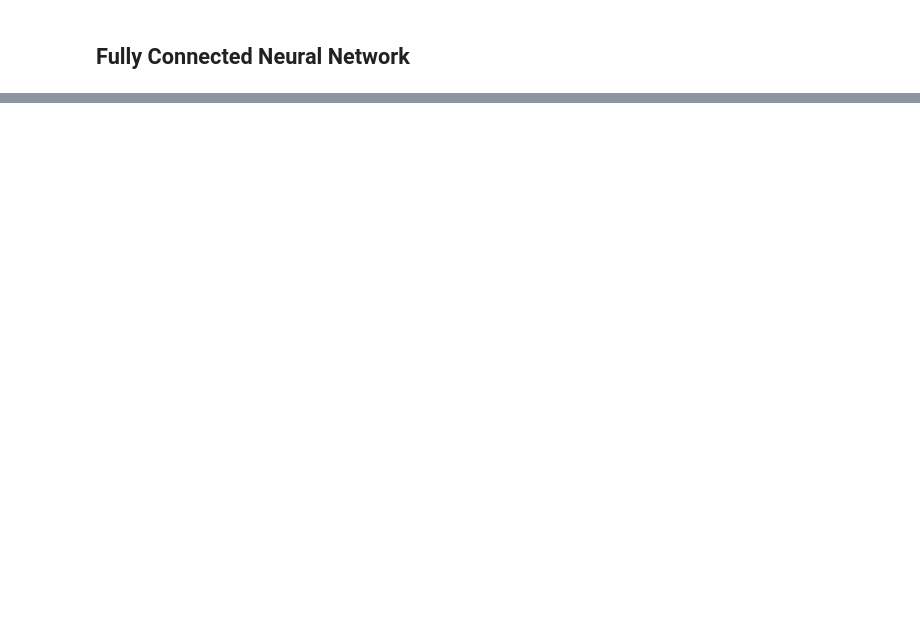
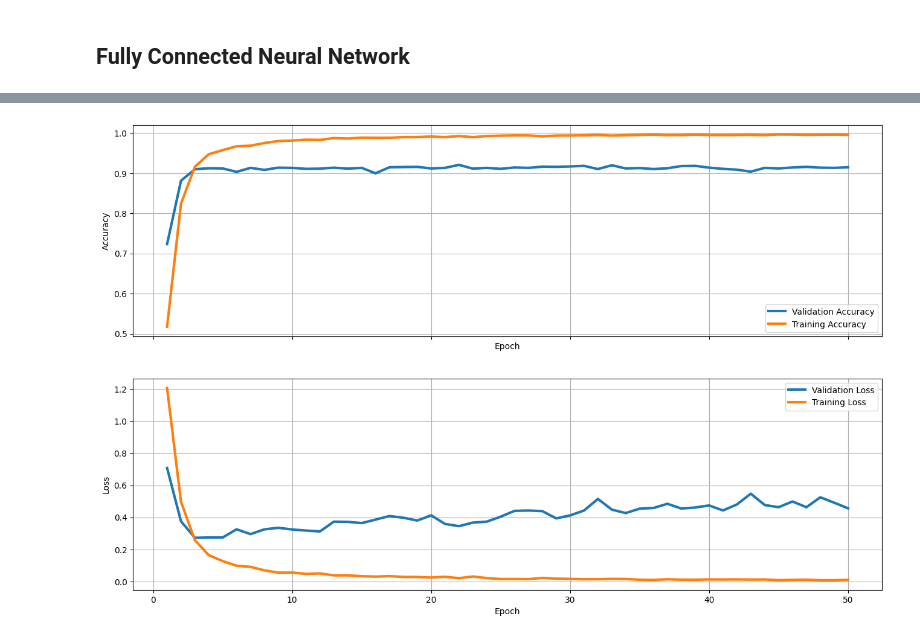
Before and after one commit to nuvita97/sentiment-analysis, a Jupyter notebook: models.ipynb, the cells around one changed output, grey strips where cells are left out. Saved outputs shown, nothing was run; the diff lists cells and outputs as text; code cells hidden in the pictures; blank space fills up the shorter version.

```diff
--- a/models.ipynb
+++ b/models.ipynb
@@ -82,0 +249,16 @@ testing_labels_final = np.array(testing_labels)
+# %%
+# Model Definition with LSTM and Embedding in the first layer
+embedding_dim = 50
+
+model_lstm = tf.keras.Sequential([
+    Embedding(input_dim=vocab_size, output_dim=embedding_dim, input_length=max_length),
+    Bidirectional(LSTM(64, return_sequences=True)),
+    Dropout(0.2),
+    Bidirectional(LSTM(32)),
+    Dropout(0.2),
+    Dense(16, activation='relu'),
+    Dense(num_label, activation='softmax')
+])
+
+model_lstm.compile(loss='categorical_crossentropy', optimizer='adam', metrics=['accuracy'])
+model_lstm.summary()
@@ -82,0 +283,11 @@ testing_labels_final = np.array(testing_labels)
+# %%
+# Training
+num_epochs = 50
+
+history_lstm = model_lstm.fit(
+    train_padded,
+    train_labels_encoded,
+    epochs=num_epochs,
+    batch_size=32,
+    validation_data=(test_padded, test_labels_encoded)
+)
@@ -82,0 +312,4 @@ testing_labels_final = np.array(testing_labels)
+# %%
+plot_results(history_lstm)
+# %% [output]
+[figure, added]
```
Also changed, not shown: parts of 17 cells of this notebook, 2 other files.
